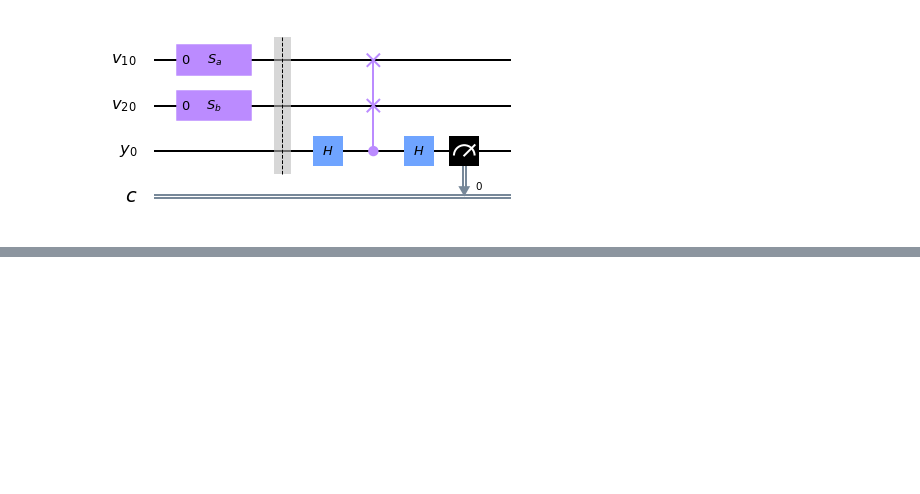
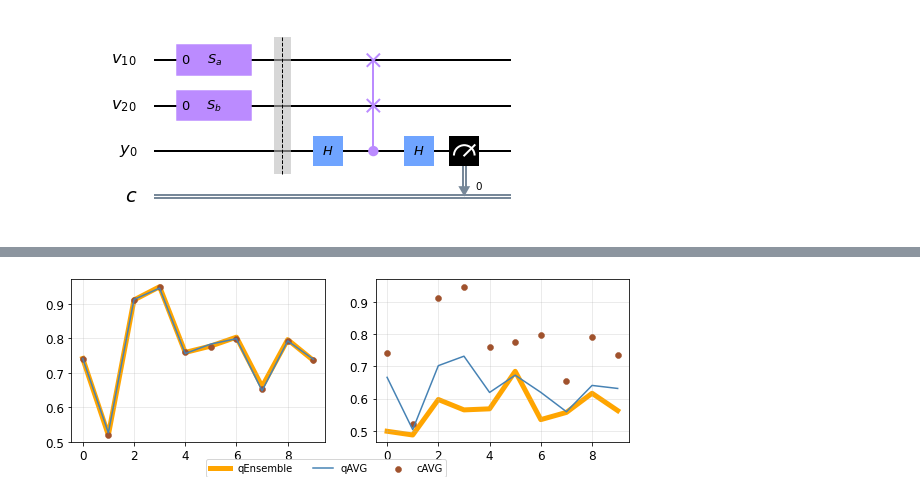
Before and after one commit to amacaluso/Quantum-Algorithm-for-Ensemble-Learning, a Jupyter notebook: Quantum-Algorithm-for-Ensemble-Learning.ipynb, the cells around one changed output, grey strips where cells are left out. Cells and saved outputs as stored; diff of their text form; code cells hidden in the pictures; blank space fills up the shorter version.

```diff
--- a/Quantum-Algorithm-for-Ensemble-Learning.ipynb
+++ b/Quantum-Algorithm-for-Ensemble-Learning.ipynb
@@ -22,6 +15,7 @@ def state_prep(x):
     qreg = QuantumRegister(1)
     qc = QuantumCircuit(qreg)
     # Run the quantum circuit on a unitary simulator backend
+    qc.initialize(x,[qreg])
     job = execute(qc, backend)
     result = job.result()
 
@@ -206,0 +383,47 @@ for run in range(runs):
+# %%
+fig, (ax, ax1) = plt.subplots(1, 2, figsize=(10,3))
+
+p0_avg = data_out.qAVG_sim
+p0_ens = data_out.qEns_sim
+p0_clas = data_out.cAVG
+
+#ax = plt.subplot(221)
+
+ax.plot(x, p0_ens, color='orange', label='qEnsemble', zorder=1, linewidth=5)
+ax.plot(x, p0_avg, color='steelblue', label='qAVG')
+ax.scatter(x, p0_clas, label='cAVG', color='sienna', zorder=2, linewidth=.5)
+
+#ax.set_xlim(-1.1, 1.1)
+# ax.set_ylim(-.2, 1.05)
+ax.grid(alpha=0.3)
+#ax.set_xticks(np.round(np.arange(-1, 1.1, .4), 1).tolist())
+#ax.set_title('Comparison', size=14)
+ax.tick_params(labelsize=12)
+
+
+avg = data_out.qAVG_real
+ens = data_out.qEns_real
+clas = data_out.cAVG
+
+#ax1 = plt.subplot(222)
+
+ax1.plot(x, ens, color='orange', label='qEnsemble', zorder=1, linewidth=5)
+ax1.plot(x, avg, color='steelblue', label='qAVG')
+ax1.scatter(x, clas, label='cAVG', color='sienna', zorder=2, linewidth=.5)
+
+#ax.set_xlim(-1.1, 1.1)
+# ax.set_ylim(-.2, 1.05)
+ax1.grid(alpha=0.3)
+#ax.set_xticks(np.round(np.arange(-1, 1.1, .4), 1).tolist())
+#ax.set_title('Comparison', size=14)
+ax1.tick_params(labelsize=12)
+# plt.legend(loc='lower center',# bbox_to_anchor=(0.5, -.15),
+#           ncol=3, fancybox=True, shadow=True, fontsize = 12)
+handles, labels = ax.get_legend_handles_labels()
+lgd=fig.legend(handles, labels, loc='lower center', ncol=3, bbox_to_anchor=(0.4, -.025))
+
+plt.savefig('output/experiments.png', dpi = 300, bbox_extra_artists=(lgd,), bbox_inches='tight')
+plt.show()
+plt.close()
+# %% [output]
+[figure, added]
```
Also changed, not shown: parts of 22 cells of this notebook, 7 other files.
